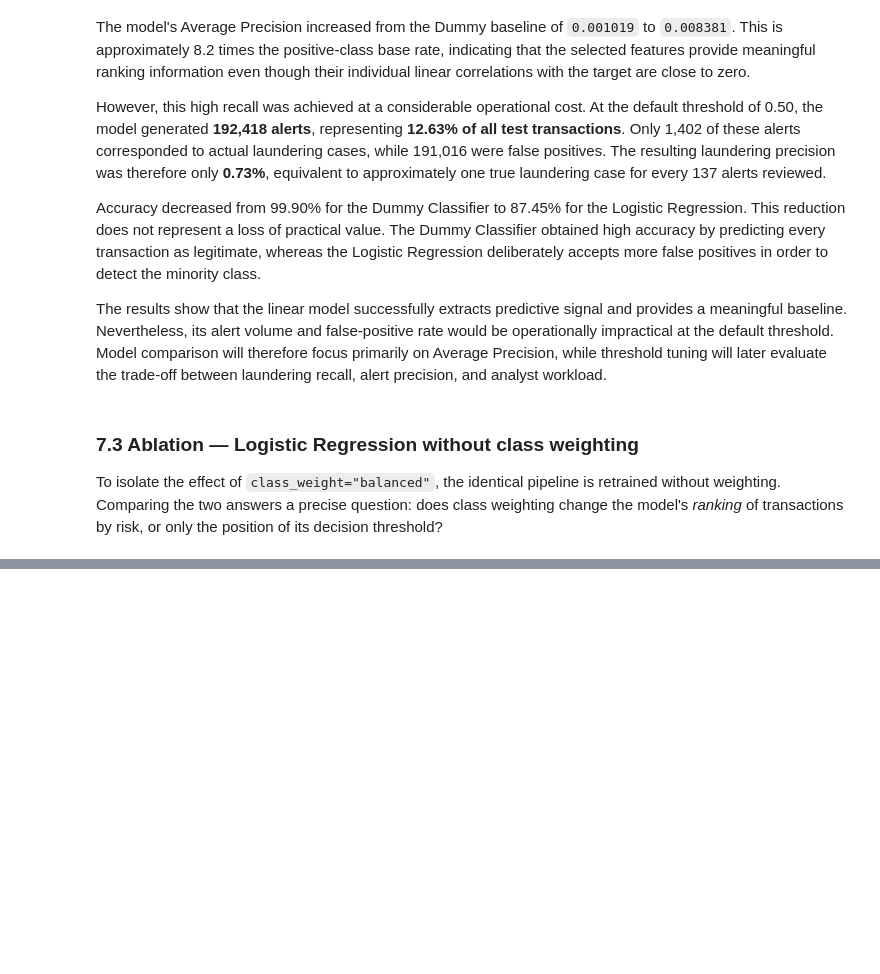
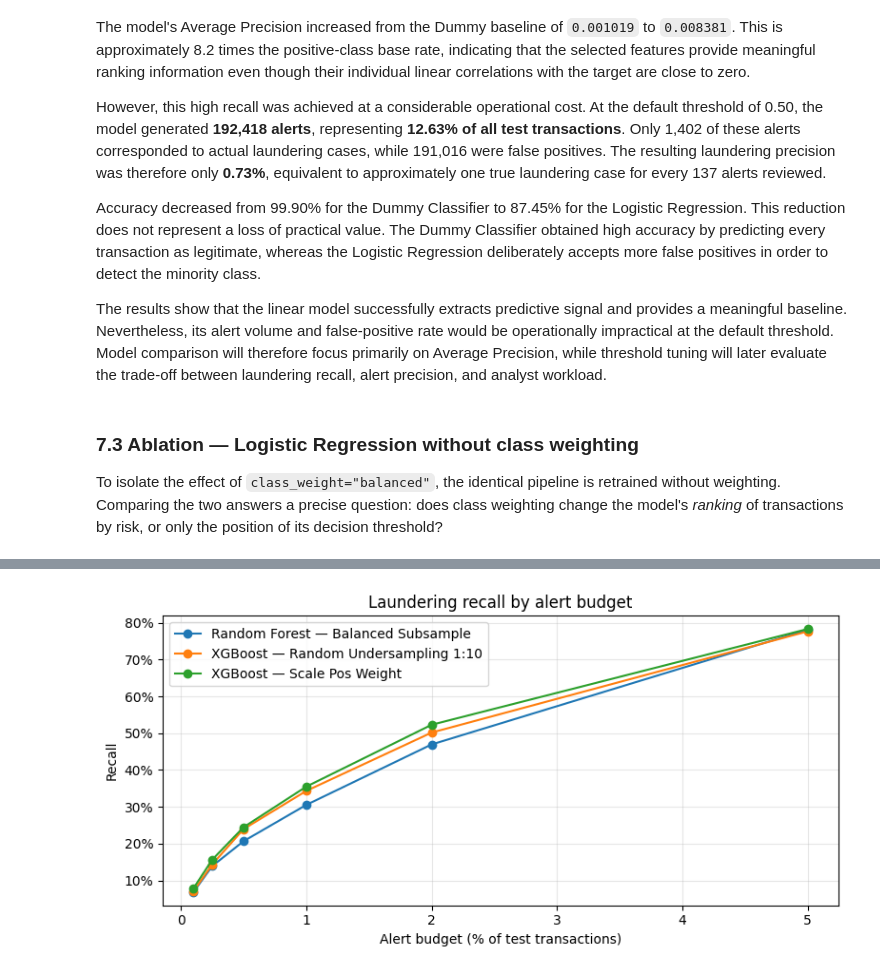
Before and after one commit to caiobernardinelli/amlguard, a Jupyter notebook: notebooks/01_aml_pipeline.ipynb, the cells around one changed output, grey strips where cells are left out. Drawn from its saved outputs; the diff is of its cells as text; code cells hidden in the pictures; blank space fills up the shorter version.

Commit message:
feat: complete model evaluation and rubric coverage

```diff
--- a/notebooks/01_aml_pipeline.ipynb
+++ b/notebooks/01_aml_pipeline.ipynb
@@ -1304,0 +1997,19 @@ Two practical consequences follow for the rest of the project:
+# %%
+alert_budget_rates = [
+    0.0010,  # 0.10%
+    0.0025,  # 0.25%
+    0.0050,  # 0.50%
+    0.0100,  # 1.00%
+    0.0200,  # 2.00%
+    0.0500,  # 5.00%
+]
+
+for budget_rate in alert_budget_rates:
+    alert_count = int(
+        np.ceil(len(y_test) * budget_rate)
+    )
+
+    print(
+        f"{budget_rate:.2%} alert budget: "
+        f"{alert_count:,} transactions"
+    )
@@ -1304,0 +2275,25 @@ Two practical consequences follow for the rest of the project:
+# %%
+plt.figure(figsize=(8, 4))
+
+for model_name, model_data in alert_budget_results.groupby("model"):
+    model_data = model_data.sort_values("alert_budget_pct")
+
+    plt.plot(
+        model_data["alert_budget_pct"],
+        model_data["recall"],
+        marker="o",
+        label=model_name,
+    )
+
+plt.title("Laundering recall by alert budget")
+plt.xlabel("Alert budget (% of test transactions)")
+plt.ylabel("Recall")
+plt.gca().yaxis.set_major_formatter(
+    plt.matplotlib.ticker.PercentFormatter(1.0)
+)
+plt.grid(alpha=0.3)
+plt.legend()
+plt.tight_layout()
+plt.show()
+# %% [output]
+[figure, added]
```
Also changed, not shown: parts of 65 cells of this notebook.
